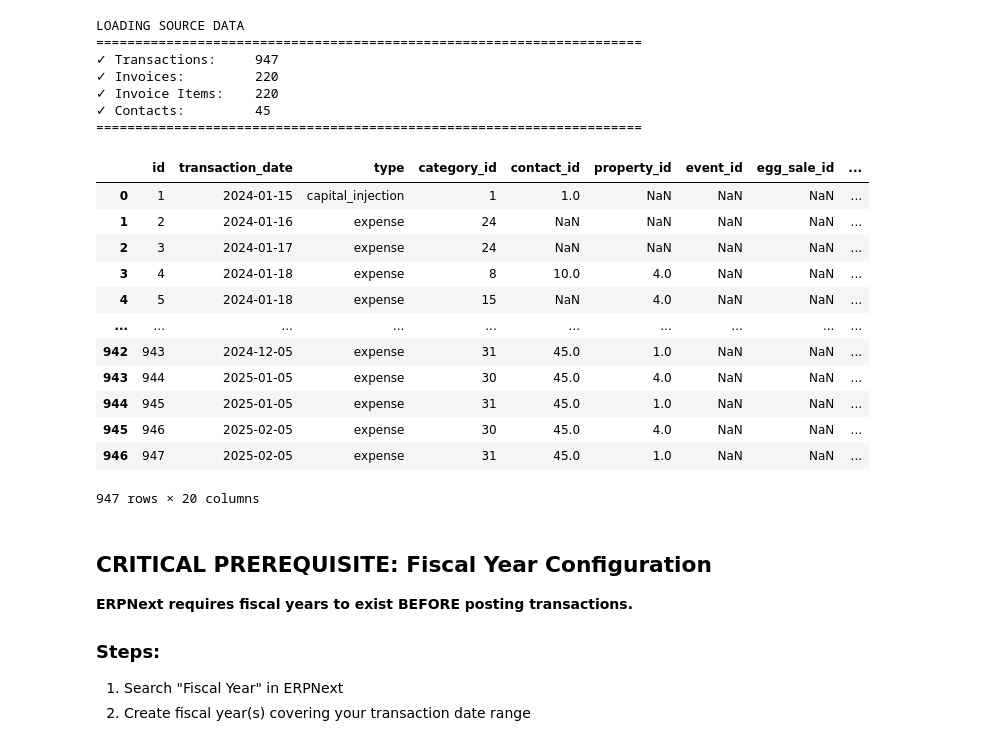
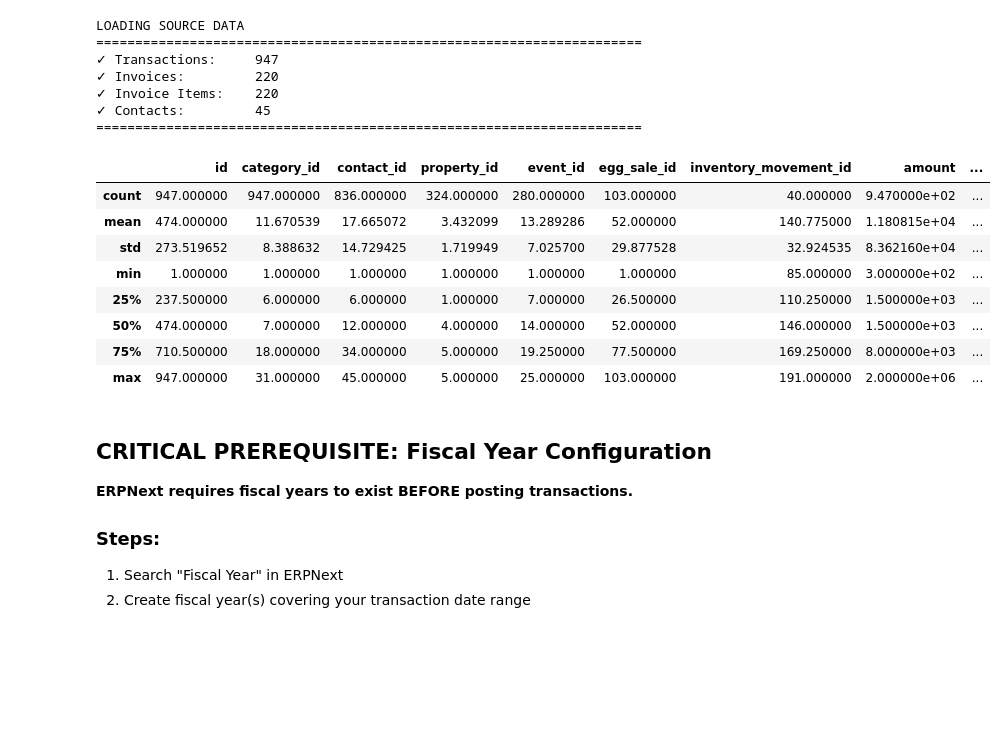
Before and after one commit to tbwaiyaki/erpnext-migration-toolkit, a Jupyter notebook: notebooks/wellness_centre_migration.ipynb, the cells around one changed output. Cells and saved outputs as stored; diff of their text form; code cells hidden in the pictures; blank space fills up the shorter version.

```diff
--- a/notebooks/wellness_centre_migration.ipynb
+++ b/notebooks/wellness_centre_migration.ipynb
@@ -219,21 +218,17 @@ LOADING SOURCE DATA
 ✓ Contacts:         45
 ======================================================================
 # %%
-tx
+tx.describe()
 # %% [output]
-|  | id | transaction_date | type | category_id | contact_id | property_id | event_id | egg_sale_id | ... |
-| 0 | 1 | 2024-01-15 | capital_injection | 1 | 1.0 | NaN | NaN | NaN | ... |
-| 1 | 2 | 2024-01-16 | expense | 24 | NaN | NaN | NaN | NaN | ... |
-| 2 | 3 | 2024-01-17 | expense | 24 | NaN | NaN | NaN | NaN | ... |
-| 3 | 4 | 2024-01-18 | expense | 8 | 10.0 | 4.0 | NaN | NaN | ... |
-| 4 | 5 | 2024-01-18 | expense | 15 | NaN | 4.0 | NaN | NaN | ... |
-| ... | ... | ... | ... | ... | ... | ... | ... | ... | ... |
-| 942 | 943 | 2024-12-05 | expense | 31 | 45.0 | 1.0 | NaN | NaN | ... |
-| 943 | 944 | 2025-01-05 | expense | 30 | 45.0 | 4.0 | NaN | NaN | ... |
-| 944 | 945 | 2025-01-05 | expense | 31 | 45.0 | 1.0 | NaN | NaN | ... |
-| 945 | 946 | 2025-02-05 | expense | 30 | 45.0 | 4.0 | NaN | NaN | ... |
-| 946 | 947 | 2025-02-05 | expense | 31 | 45.0 | 1.0 | NaN | NaN | ... |
+|  | id | category_id | contact_id | property_id | event_id | egg_sale_id | inventory_movement_id | amount | ... |
+| count | 947.000000 | 947.000000 | 836.000000 | 324.000000 | 280.000000 | 103.000000 | 40.000000 | 9.470000e+02 | ... |
+| mean | 474.000000 | 11.670539 | 17.665072 | 3.432099 | 13.289286 | 52.000000 | 140.775000 | 1.180815e+04 | ... |
+| std | 273.519652 | 8.388632 | 14.729425 | 1.719949 | 7.025700 | 29.877528 | 32.924535 | 8.362160e+04 | ... |
+| min | 1.000000 | 1.000000 | 1.000000 | 1.000000 | 1.000000 | 1.000000 | 85.000000 | 3.000000e+02 | ... |
+| 25% | 237.500000 | 6.000000 | 6.000000 | 1.000000 | 7.000000 | 26.500000 | 110.250000 | 1.500000e+03 | ... |
+| 50% | 474.000000 | 7.000000 | 12.000000 | 4.000000 | 14.000000 | 52.000000 | 146.000000 | 1.500000e+03 | ... |
+| 75% | 710.500000 | 18.000000 | 34.000000 | 5.000000 | 19.250000 | 77.500000 | 169.250000 | 8.000000e+03 | ... |
+| max | 947.000000 | 31.000000 | 45.000000 | 5.000000 | 25.000000 | 103.000000 | 191.000000 | 2.000000e+06 | ... |
-947 rows × 20 columns
 # %% [markdown]
 ## CRITICAL PREREQUISITE: Fiscal Year Configuration
 
```
Also changed, not shown: parts of 7 cells of this notebook, 1 other file.
